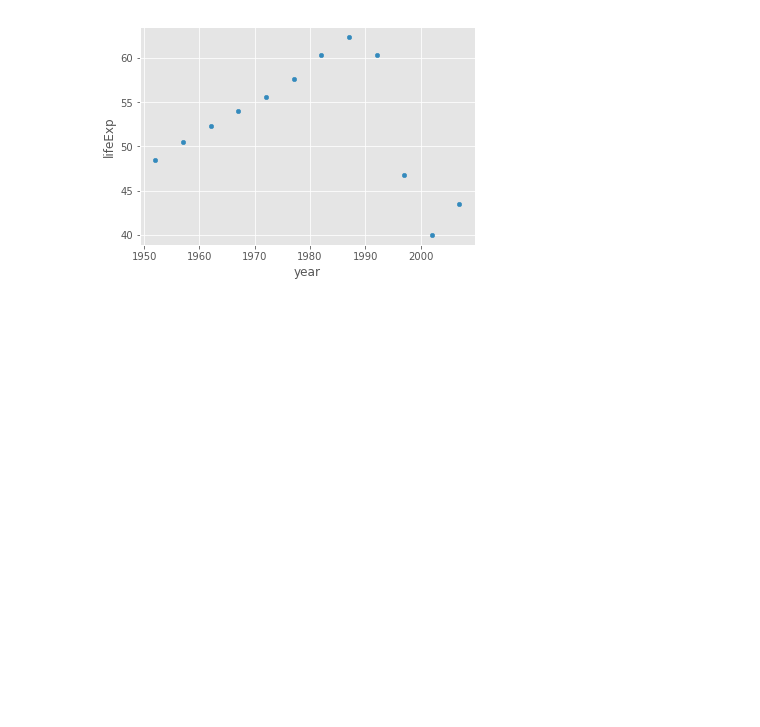
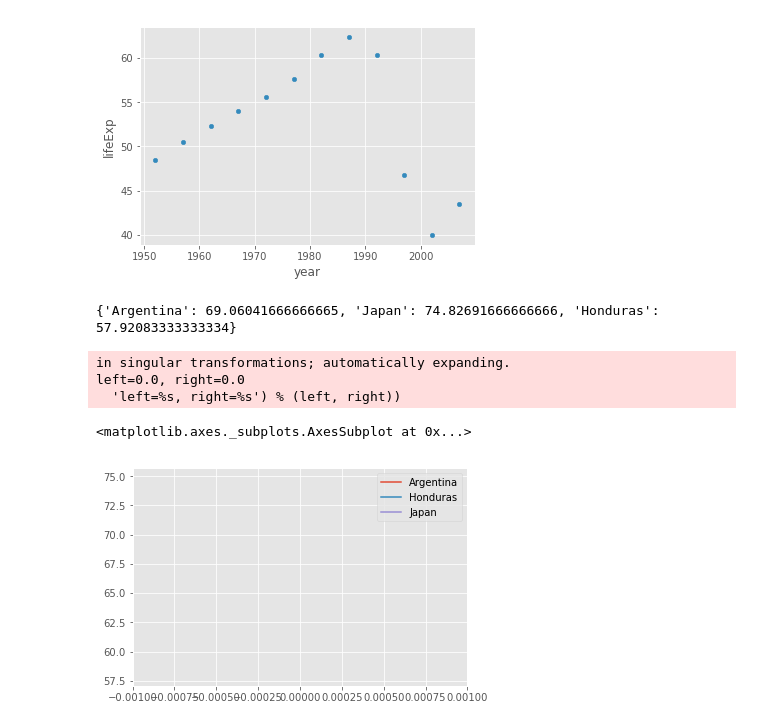
Before and after one commit to fsvaldovinos/capstone_2017, a Jupyter notebook: Project1.ipynb, the cells around one changed output. Cells and saved outputs as stored; diff of their text form; code cells hidden in the pictures; blank space fills up the shorter version.

Commit message:
Adding function to compare any list of countries

```diff
--- a/Project1.ipynb
+++ b/Project1.ipynb
@@ -28,5 +28,6 @@ countryData.tail()
 | 1702 | Zimbabwe | 2002 | 11926563.0 | Africa | 39.989 | 672.038623 |
 | 1703 | Zimbabwe | 2007 | 12311143.0 | Africa | 43.487 | 469.709298 |
 # %%
-def select_country("specific_country")
-    countryData[countryData["country"=="specific_country"]] # women_dataframe = manifest[manifest["Sex"] == "female"]
+def select_country(specific_country):
+    newData=countryData[countryData["country"]==specific_country] # women_dataframe = manifest[manifest["Sex"] == "female"]
+    return newData
@@ -78,3 +108,27 @@ Zimbabwe.plot.scatter(x="year", y="lifeExp")
 # %% [output]
 <matplotlib.axes._subplots.AxesSubplot at 0x...>
 [figure]
+# %%
+def compare_countries(list_of_countries, variable_type): # eg. compare_countries(["Argentina", "Japan", "Honduras"], "lifeExp")
+    country_dictionary={}
+    for country_name in list_of_countries: # for each country print variable_type
+        Data_country=select_country(country_name)
+        country_dictionary[country_name] = Data_country[variable_type].mean()
+    return country_dictionary
+# %%
+list_of_countries=["Argentina", "Japan", "Honduras"]
+variable_type="lifeExp"
+country_dictionary=compare_countries(list_of_countries, variable_type)
+print(country_dictionary)
+# %% [output]
+{'Argentina': 69.06041666666665, 'Japan': 74.82691666666666, 'Honduras': 57.92083333333334}
+# %%
+country_df=pandas.DataFrame(country_dictionary, index=[0])
+# %%
+country_df.plot()
+# %% [output]
+in singular transformations; automatically expanding.
+left=0.0, right=0.0
+  'left=%s, right=%s') % (left, right))
+<matplotlib.axes._subplots.AxesSubplot at 0x...>
+[figure, added]
```
Also changed, not shown: parts of 4 cells of this notebook.
